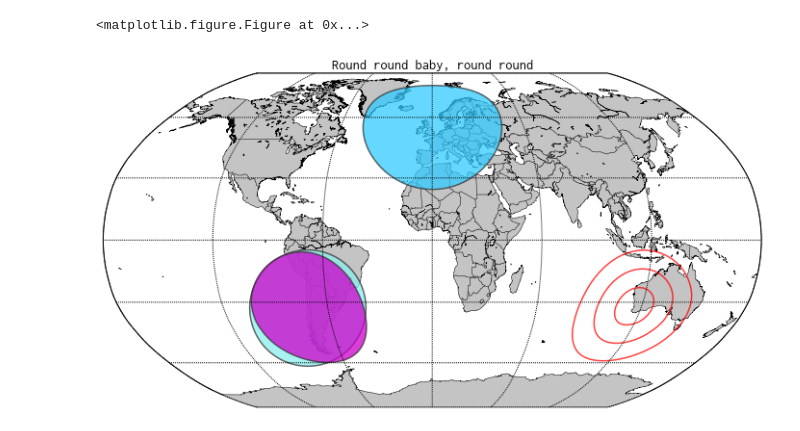
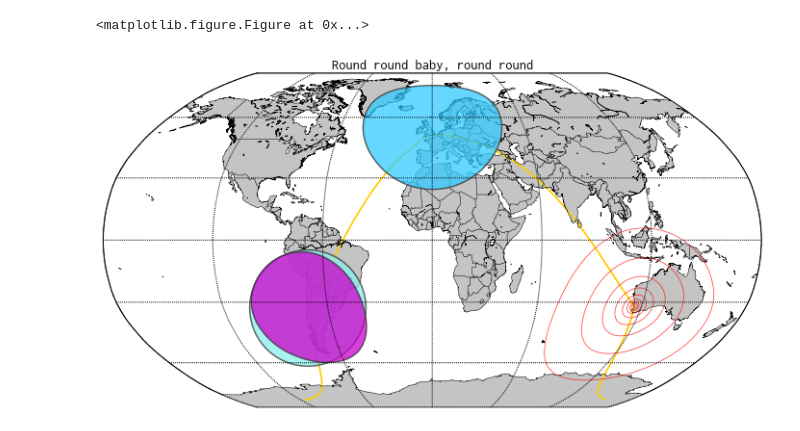
Before and after one commit to urschrei/Circles, a Jupyter notebook: circles.ipynb, the cells around one changed output. Drawn from its saved outputs; the diff is of its cells as text; code cells hidden in the pictures.

Commit message:
Great Circle faffing

```diff
--- a/circles.ipynb
+++ b/circles.ipynb
@@ -27,9 +27,9 @@ ritoque = p.buffer(radius * 1000)
 ritoque_correct = Polygon(circle(m, rlon, rlat, radius))
 # %%
-# let's plot a series of concentric circles originating in Perth
+# let's calculate a series of concentric circles originating in Perth
 plon = 115.9313409
 plat = -31.9688837
-extents = [1000, 2000, 3000]
+extents = [144, 233, 377, 610, 987, 1597, 2584, 4181]
 e_coords = [circle(m, plon, plat, radius) for radius in extents]
 perth = [Polygon(coord) for coord in e_coords]
 # %%
@@ -40,32 +40,37 @@ ax = fig.add_subplot(111, axisbg='w', frame_on=False)
 
 cpatch = PolygonPatch(casa, fc='#33CCFF', ec='#333333', lw=1.5, alpha=.75, zorder=2)
 rpatch = PolygonPatch(ritoque, fc='#8DEEEE', ec='#333333', lw=1.5, alpha=.75, zorder=2)
 rpatch_correct = PolygonPatch(ritoque_correct, fc='#CC00CC', ec='#333333', lw=1.5, alpha=.75, zorder=2)
 # the concentric circles are treated as a PatchCollection
 ppatch = PatchCollection(
     [PolygonPatch(poly) for poly in perth],
-    color='none', edgecolor='#ff0000', lw=1.5, alpha=0.75, zorder=2)
+    color='none', edgecolor='#ff0000', lw=0.75, alpha=0.75, zorder=2)
 
 # draw map features
 m.drawcountries(linewidth=0.5)
 m.drawcoastlines(linewidth=0.5)
 m.fillcontinents(color='#C4C4C4', lake_color='white')
 m.drawparallels(np.arange(-90., 120., 30.), alpha=0.5, lw=0.25)
 m.drawmeridians(np.arange(0., 360., 60.), alpha=0.5, lw=0.25)
 m.drawmapboundary(fill_color='white', linewidth=0.25)
 
 # draw circles
 ax.add_patch(cpatch)
 ax.add_patch(rpatch)
 ax.add_patch(rpatch_correct)
 ax.add_collection(ppatch)
 
+# draw great circles
+m.drawgreatcircle(rlon, rlat, centerlon, centerlat, lw=1.75, color='#FFCC00', zorder=1)
+m.drawgreatcircle(centerlon, centerlat, plon, plat, lw=1.75, color='#FFCC00', zorder=1)
+m.drawgreatcircle(plon, plat, rlon, rlat, lw=1.75, color='#FFCC00', zorder=1)
+
 # with apologies to Sugababes
 plt.title("Round round baby, round round")
 plt.tight_layout()
 fig.set_size_inches(10., 5.5)
 plt.savefig('circles.png', alpha=True)
 plt.show()
 # %% [output]
 <matplotlib.figure.Figure at 0x...>
-[figure, old version]
+[figure, new version]
```
Also changed, not shown: parts of 2 cells of this notebook, 1 other file.
